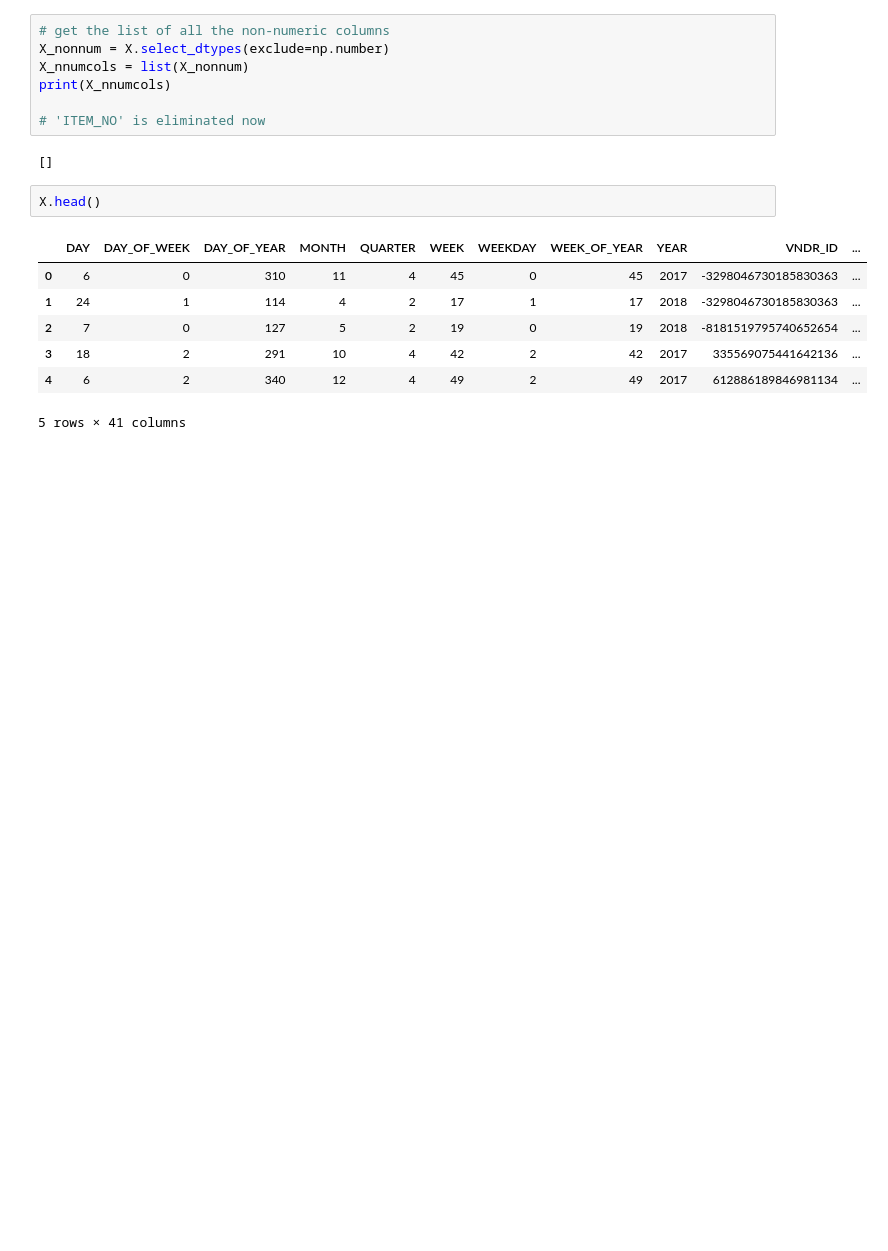
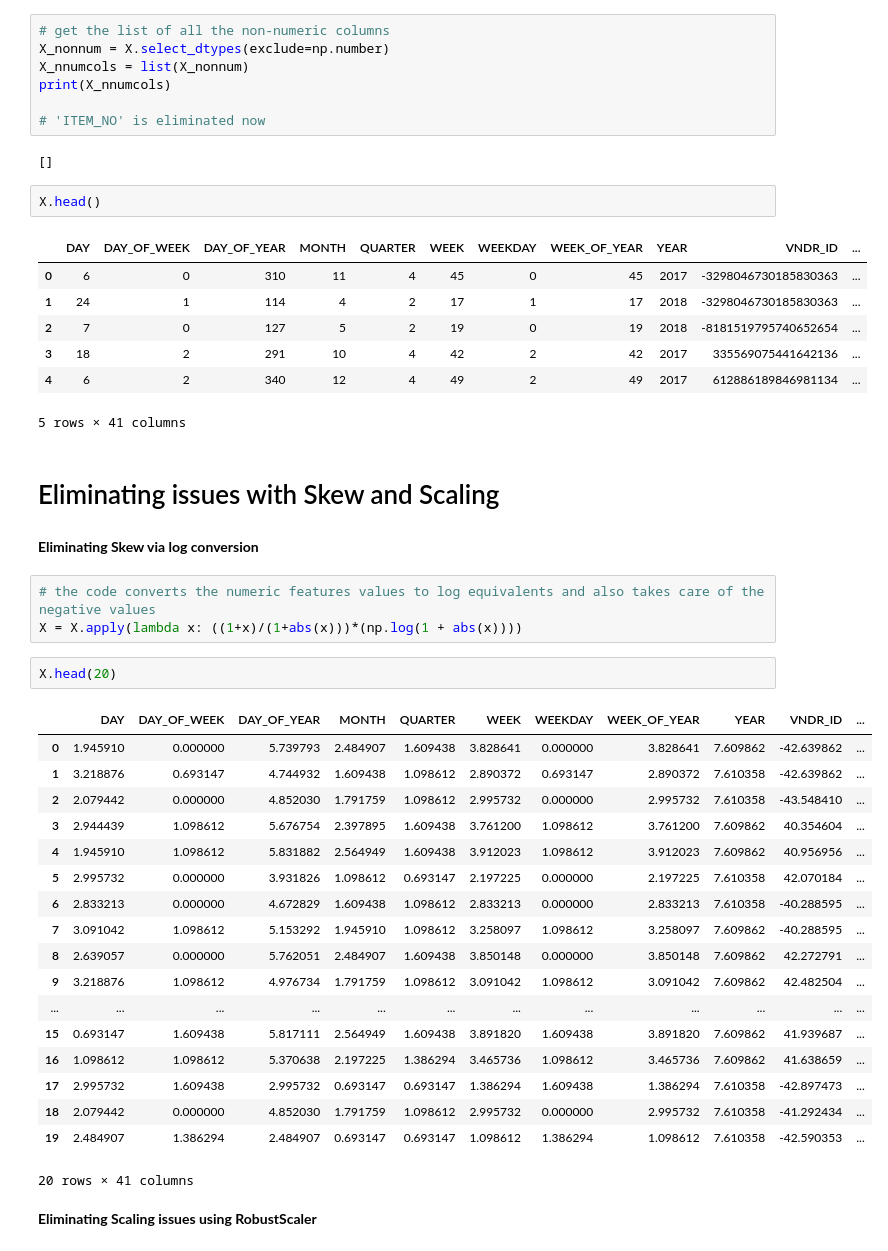
Before and after one commit to Anshul-GH/scikit-learn-application, a Jupyter notebook: DTML_MasterDataImplementation.ipynb, the cells around one changed output. Saved outputs shown, nothing was run; the diff lists cells and outputs as text; blank space fills up the shorter version.

```diff
--- a/DTML_MasterDataImplementation.ipynb
+++ b/DTML_MasterDataImplementation.ipynb
@@ -268,3 +268,33 @@ X.head()
 | 3 | 18 | 2 | 291 | 10 | 4 | 42 | 2 | 42 | 2017 | 335569075441642136 | ... |
 | 4 | 6 | 2 | 340 | 12 | 4 | 49 | 2 | 49 | 2017 | 612886189846981134 | ... |
 5 rows × 41 columns
+# %% [markdown]
+# Eliminating issues with Skew and Scaling
+# %% [markdown]
+<b>Eliminating Skew via log conversion</b>
+# %%
+# the code converts the numeric features values to log equivalents and also takes care of the negative values
+X = X.apply(lambda x: ((1+x)/(1+abs(x)))*(np.log(1 + abs(x))))
+# %%
+X.head(20)
+# %% [output]
+|  | DAY | DAY_OF_WEEK | DAY_OF_YEAR | MONTH | QUARTER | WEEK | WEEKDAY | WEEK_OF_YEAR | YEAR | VNDR_ID | ... |
+| 0 | 1.945910 | 0.000000 | 5.739793 | 2.484907 | 1.609438 | 3.828641 | 0.000000 | 3.828641 | 7.609862 | -42.639862 | ... |
+| 1 | 3.218876 | 0.693147 | 4.744932 | 1.609438 | 1.098612 | 2.890372 | 0.693147 | 2.890372 | 7.610358 | -42.639862 | ... |
+| 2 | 2.079442 | 0.000000 | 4.852030 | 1.791759 | 1.098612 | 2.995732 | 0.000000 | 2.995732 | 7.610358 | -43.548410 | ... |
+| 3 | 2.944439 | 1.098612 | 5.676754 | 2.397895 | 1.609438 | 3.761200 | 1.098612 | 3.761200 | 7.609862 | 40.354604 | ... |
+| 4 | 1.945910 | 1.098612 | 5.831882 | 2.564949 | 1.609438 | 3.912023 | 1.098612 | 3.912023 | 7.609862 | 40.956956 | ... |
+| 5 | 2.995732 | 0.000000 | 3.931826 | 1.098612 | 0.693147 | 2.197225 | 0.000000 | 2.197225 | 7.610358 | 42.070184 | ... |
+| 6 | 2.833213 | 0.000000 | 4.672829 | 1.609438 | 1.098612 | 2.833213 | 0.000000 | 2.833213 | 7.610358 | -40.288595 | ... |
+| 7 | 3.091042 | 1.098612 | 5.153292 | 1.945910 | 1.098612 | 3.258097 | 1.098612 | 3.258097 | 7.609862 | -40.288595 | ... |
+| 8 | 2.639057 | 0.000000 | 5.762051 | 2.484907 | 1.609438 | 3.850148 | 0.000000 | 3.850148 | 7.609862 | 42.272791 | ... |
+| 9 | 3.218876 | 1.098612 | 4.976734 | 1.791759 | 1.098612 | 3.091042 | 1.098612 | 3.091042 | 7.609862 | 42.482504 | ... |
+| ... | ... | ... | ... | ... | ... | ... | ... | ... | ... | ... | ... |
+| 15 | 0.693147 | 1.609438 | 5.817111 | 2.564949 | 1.609438 | 3.891820 | 1.609438 | 3.891820 | 7.609862 | 41.939687 | ... |
+| 16 | 1.098612 | 1.098612 | 5.370638 | 2.197225 | 1.386294 | 3.465736 | 1.098612 | 3.465736 | 7.609862 | 41.638659 | ... |
+| 17 | 2.995732 | 1.609438 | 2.995732 | 0.693147 | 0.693147 | 1.386294 | 1.609438 | 1.386294 | 7.610358 | -42.897473 | ... |
+| 18 | 2.079442 | 0.000000 | 4.852030 | 1.791759 | 1.098612 | 2.995732 | 0.000000 | 2.995732 | 7.610358 | -41.292434 | ... |
+| 19 | 2.484907 | 1.386294 | 2.484907 | 0.693147 | 0.693147 | 1.098612 | 1.386294 | 1.098612 | 7.610358 | -42.590353 | ... |
+20 rows × 41 columns
+# %% [markdown]
+<b>Eliminating Scaling issues using RobustScaler</b>
```
Also changed, not shown: parts of 4 cells of this notebook, 1 other file.
